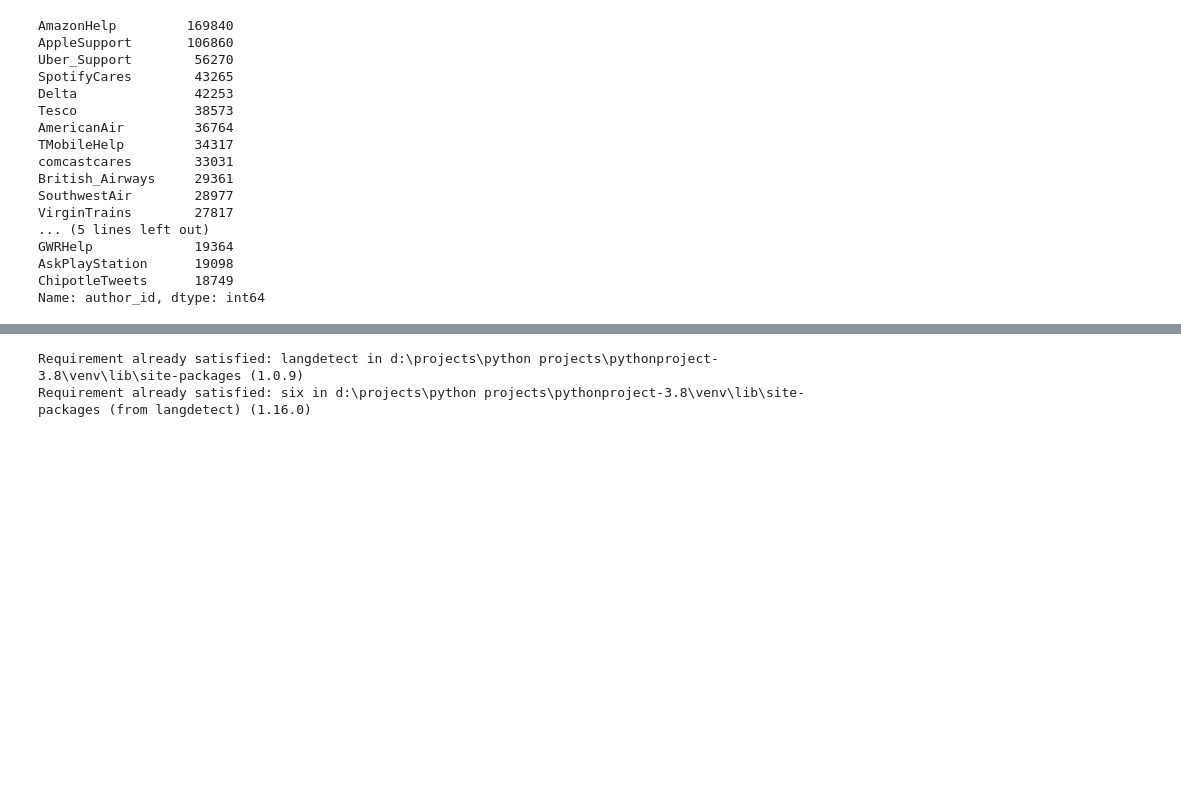
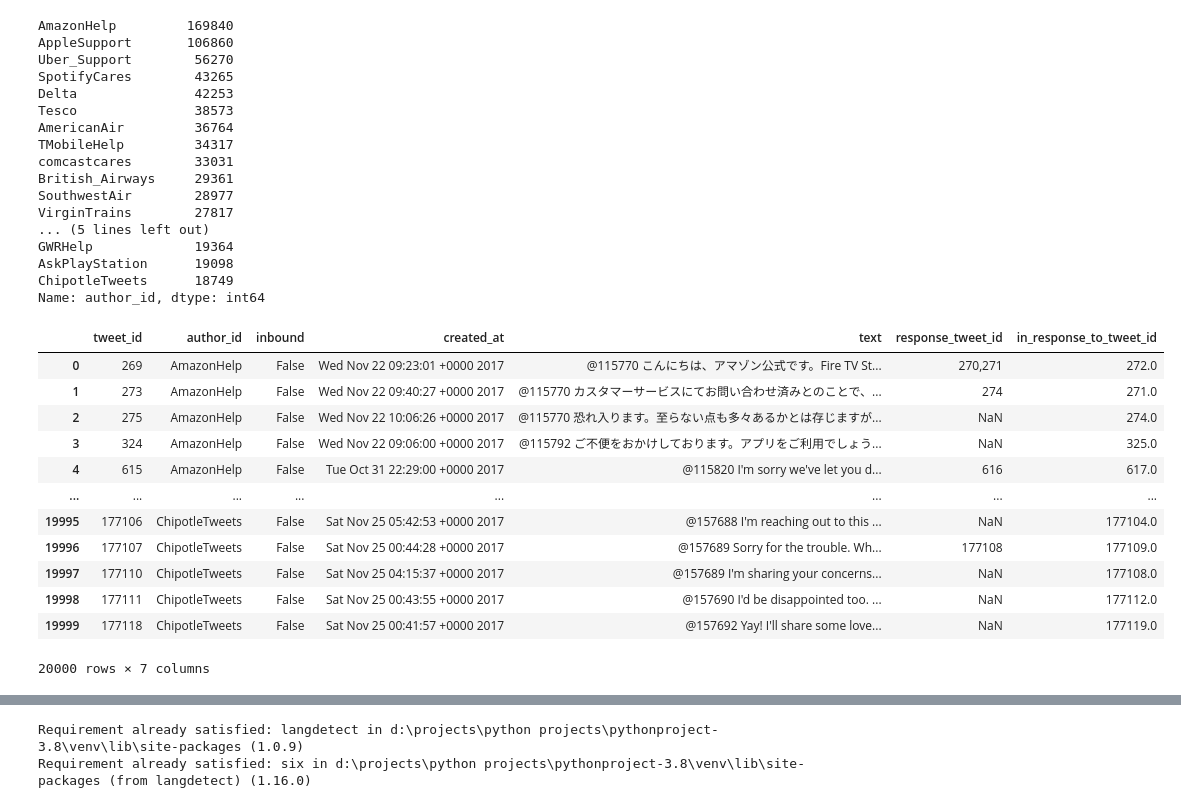
Before and after one commit to milanjokanovic/ChatBot, a Jupyter notebook: DataWrangling.ipynb, the cells around one changed output, grey strips where cells are left out. Cells and saved outputs as stored; diff of their text form; code cells hidden in the pictures; blank space fills up the shorter version.

```diff
--- a/DataWrangling.ipynb
+++ b/DataWrangling.ipynb
@@ -55,6 +55,27 @@ GWRHelp             19364
 AskPlayStation      19098
 ChipotleTweets      18749
 Name: author_id, dtype: int64
+# %%
+companyData = data.loc[(data['author_id'].astype(str).str[0].str.match("\w(?<![\d_])"))]
+selected_companies = companyData['author_id'].value_counts()[0:20]
+data_for_use = pd.DataFrame()
+for index, value in selected_companies.items():
+    data_for_use = data_for_use.append(data[data['author_id'] == index][:1000], ignore_index = True)
+data_for_use
+# %% [output]
+|  | tweet_id | author_id | inbound | created_at | text | response_tweet_id | in_response_to_tweet_id |
+| 0 | 269 | AmazonHelp | False | Wed Nov 22 09:23:01 +0000 2017 | @115770 こんにちは、アマゾン公式です。Fire TV St... | 270,271 | 272.0 |
+| 1 | 273 | AmazonHelp | False | Wed Nov 22 09:40:27 +0000 2017 | @115770 カスタマーサービスにてお問い合わせ済みとのことで、... | 274 | 271.0 |
+| 2 | 275 | AmazonHelp | False | Wed Nov 22 10:06:26 +0000 2017 | @115770 恐れ入ります。至らない点も多々あるかとは存じますが... | NaN | 274.0 |
+| 3 | 324 | AmazonHelp | False | Wed Nov 22 09:06:00 +0000 2017 | @115792 ご不便をおかけしております。アプリをご利用でしょう... | NaN | 325.0 |
+| 4 | 615 | AmazonHelp | False | Tue Oct 31 22:29:00 +0000 2017 | @115820 I'm sorry we've let you d... | 616 | 617.0 |
+| ... | ... | ... | ... | ... | ... | ... | ... |
+| 19995 | 177106 | ChipotleTweets | False | Sat Nov 25 05:42:53 +0000 2017 | @157688 I'm reaching out to this ... | NaN | 177104.0 |
+| 19996 | 177107 | ChipotleTweets | False | Sat Nov 25 00:44:28 +0000 2017 | @157689 Sorry for the trouble. Wh... | 177108 | 177109.0 |
+| 19997 | 177110 | ChipotleTweets | False | Sat Nov 25 04:15:37 +0000 2017 | @157689 I'm sharing your concerns... | NaN | 177108.0 |
+| 19998 | 177111 | ChipotleTweets | False | Sat Nov 25 00:43:55 +0000 2017 | @157690 I'd be disappointed too. ... | NaN | 177112.0 |
+| 19999 | 177118 | ChipotleTweets | False | Sat Nov 25 00:41:57 +0000 2017 | @157692 Yay! I'll share some love... | NaN | 177119.0 |
+20000 rows × 7 columns
 # %%
 companyData = data.loc[(data['author_id'].astype(str).str[0].str.match("\w(?<![\d_])"))]
 selected_companies = companyData['author_id'].value_counts()[0:20]
```
Also changed, not shown: parts of 2 cells of this notebook, 6 other files.
